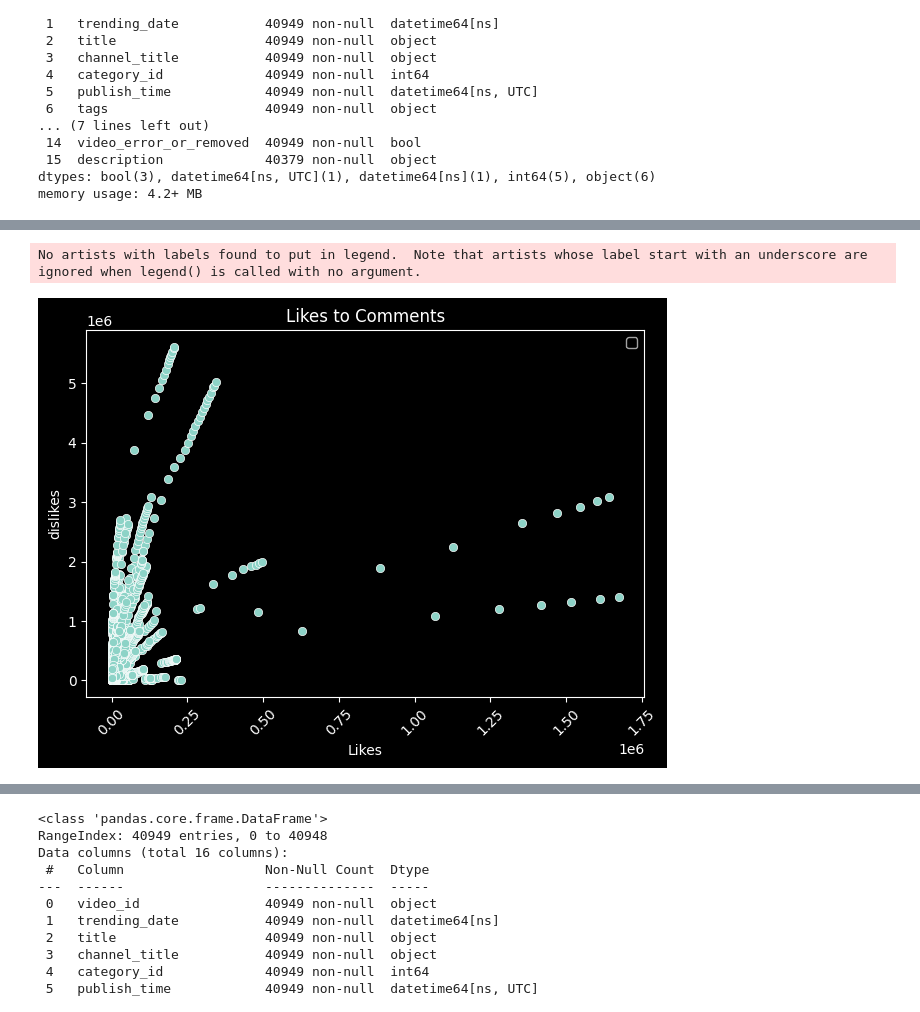
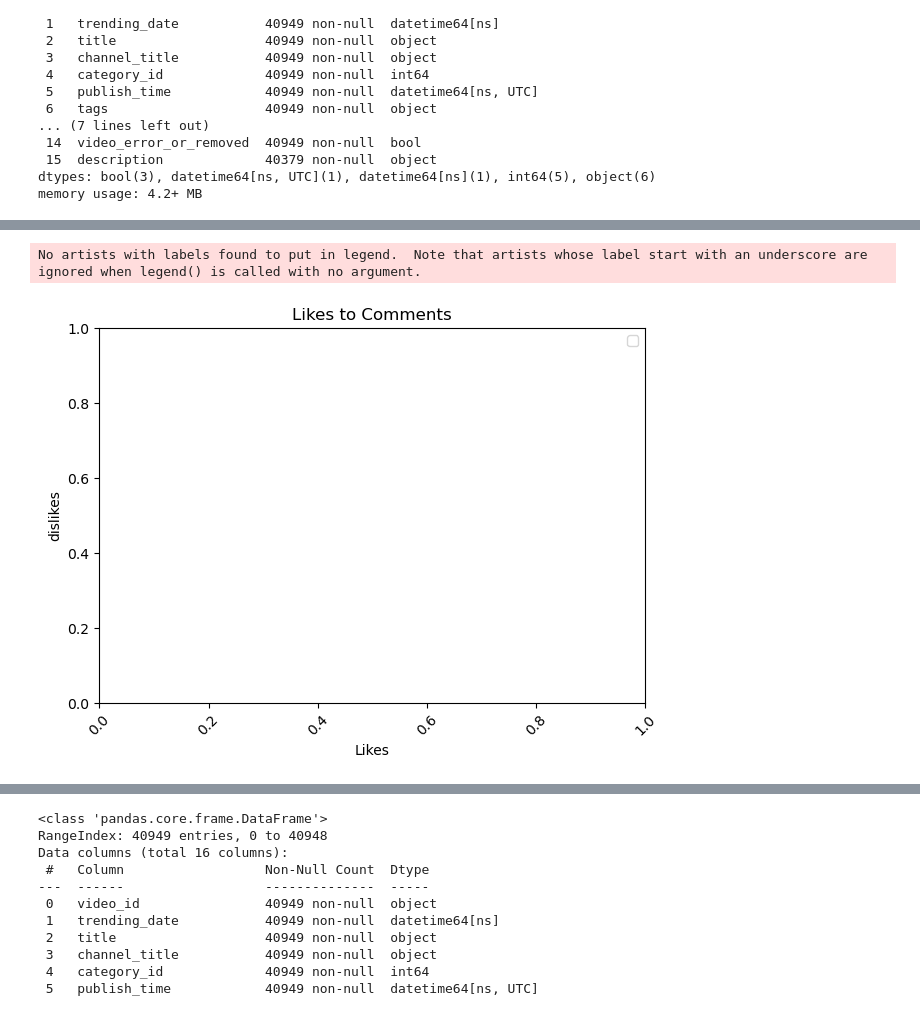
Before and after one commit to OKI300MER/Pandas-EDA-Case-Study, a Jupyter notebook: youtube_eda.ipynb, the cells around one changed output, grey strips where cells are left out. Saved outputs shown, nothing was run; the diff lists cells and outputs as text; code cells hidden in the pictures.

```diff
--- a/youtube_eda.ipynb
+++ b/youtube_eda.ipynb
@@ -180,20 +156,20 @@ sns.pairplot(video_stats_df)
 # %%
-sns.scatterplot(data = video_stats_df, x = 'dislikes',y = 'likes')
+#sns.scatterplot(data = video_stats_df, x = 'dislikes',y = 'likes')
 #plt.bar(video_stats_df['comment_count'], video_stats_df['likes'])
 plt.title('Likes to Comments')
 plt.xlabel('Likes')
 plt.ylabel('dislikes')
 
 # Rotate x-axis labels for better readability
 plt.xticks(rotation=45)
 
 # Add legend
 plt.legend()
 
 # Show plot
 plt.tight_layout()
 plt.show()
 # %% [output]
 No artists with labels found to put in legend.  Note that artists whose label start with an underscore are ignored when legend() is called with no argument.
-[figure, old version]
+[figure, new version]
 # %%
```
Also changed, not shown: parts of 16 cells of this notebook.
